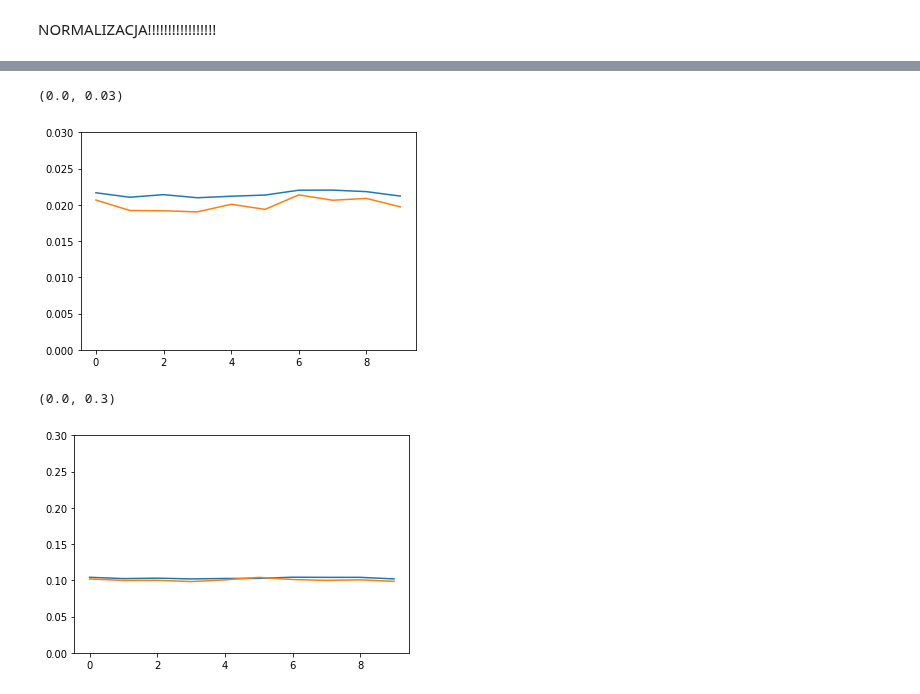
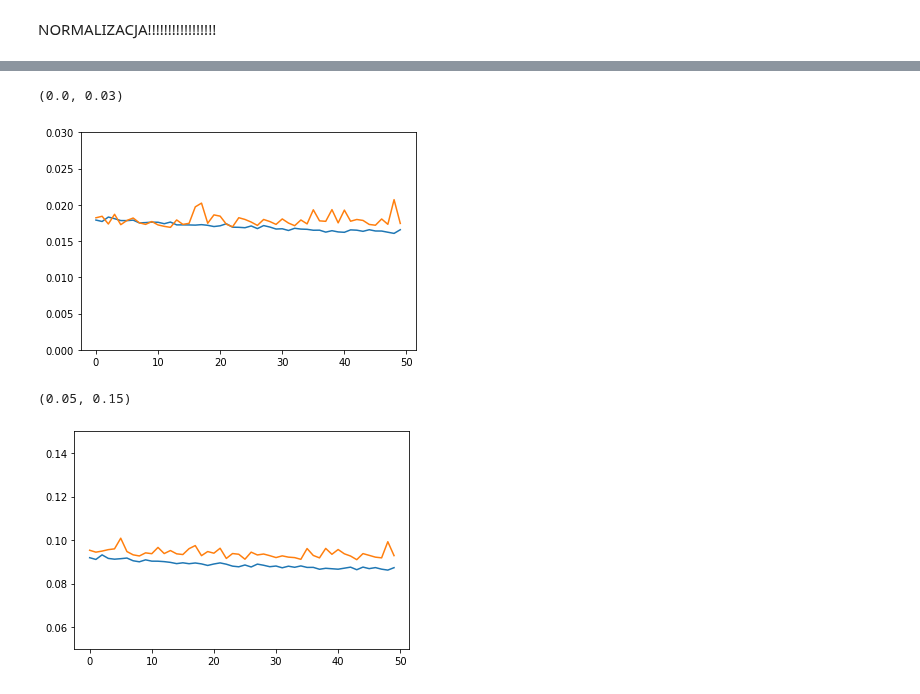
Before and after one commit to KacperGrodecki/Masovian-real-estate, a Jupyter notebook: model Pyton/mazowieckie_colab_DNN.ipynb, the cells around one changed output, grey strips where cells are left out. Cells and saved outputs as stored; diff of their text form; code cells hidden in the pictures.

```diff
--- a/model Pyton/mazowieckie_colab_DNN.ipynb
+++ b/model Pyton/mazowieckie_colab_DNN.ipynb
@@ -630,6 +580,8 @@ df["powierzchnia_corr"]=np.log(final["powierzchnia_corr"])/10
 df["powierzchniaDzialki_corr"]=np.log(final["powierzchniaDzialki_corr"]+1)/14
 df["rokBudowy_corr"]=np.power(final["rokBudowy_corr"]-1899,4)/3e8
 df["cena/m"]=final["cena/m"]/20000
+df["locationX"]=(final["locationX"]-21)/4
+df["locationY"]=(final["locationY"]-52)/2
 # %% [markdown]
 NORMALIZACJA!!!!!!!!!!!!!!!!!
 # %%
@@ -679,7 +629,7 @@ model.compile(loss='mean_absolute_error',
 # %%
 history = model.fit(
     train_features, train_labels,
-    epochs=10,
+    epochs=50,
     # suppress logging
     verbose=1,
     # Calculate validation results on 20% of the training data
@@ -711,14 +658,14 @@ plt.plot(history.history['val_mse'])
 plt.ylim(0,0.03)
 # %% [output]
 (0.0, 0.03)
-[figure, old version]
+[figure, new version]
 # %%
 plt.plot(history.history['mae'])
 plt.plot(history.history['val_mae'])
-plt.ylim(0,0.3)
+plt.ylim(0.05,0.15)
 # %% [output]
-(0.0, 0.3)
+(0.05, 0.15)
-[figure, old version]
+[figure, new version]
 # %%
 filename='/content/drive/My Drive/domymazowieckie/dfMazowieckie.h5'
 model.save(filename,save_format='tf')
```
Also changed, not shown: parts of 24 cells of this notebook.
